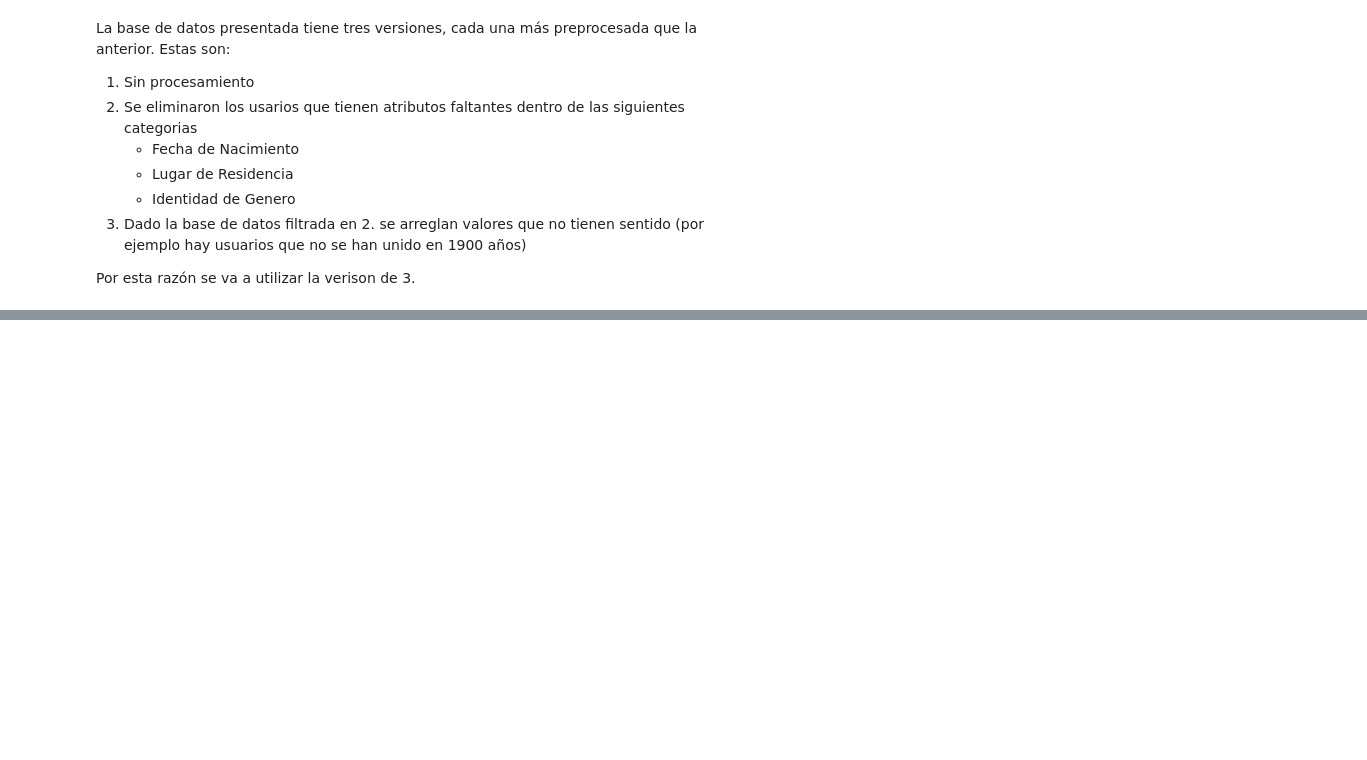
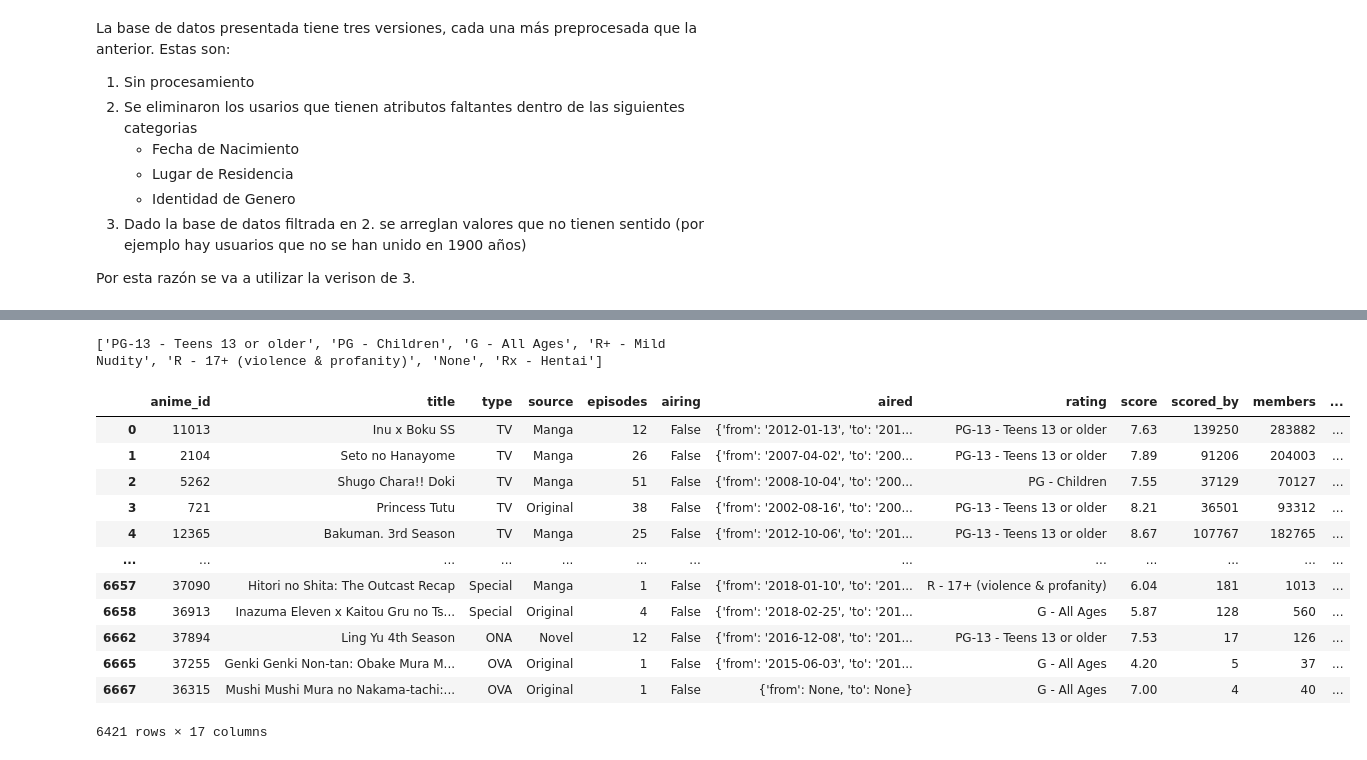
Before and after one commit to diegoolguinw/AnimeDataSet, a Jupyter notebook: Proyecto Mineria de Datos.ipynb, the cells around one changed output, grey strips where cells are left out. Drawn from its saved outputs; the diff is of its cells as text; code cells hidden in the pictures; blank space fills up the shorter version.

```diff
--- a/Proyecto Mineria de Datos.ipynb
+++ b/Proyecto Mineria de Datos.ipynb
@@ -85,0 +239,42 @@ userList.head()
+# %%
+# rating
+print(animeList['rating'].unique().tolist()) # Valores unicos en rating
+
+#Eliminamos los none
+listNoneRating = animeList['rating'] == 'None'
+animeList = animeList[~listNoneRating]
+# %% [output]
+['PG-13 - Teens 13 or older', 'PG - Children', 'G - All Ages', 'R+ - Mild Nudity', 'R - 17+ (violence & profanity)', 'None', 'Rx - Hentai']
+# %%
+#score
+listZeroScoreAnime = animeList['score'] == 0.0
+animeList = animeList[~listZeroScoreAnime]
+# %%
+#related
+auxList = animeList['related'].tolist()
+for i in range(len(auxList)):
+    if(auxList[i] == []):
+        auxList[i] = {}
+
+animeList['related'] = auxList
+# %%
+#duration_min
+listZeroDuration = animeList['duration_min'] == 0.0
+
+animeList = animeList[~listZeroDuration]
+# %%
+animeList
+# %% [output]
+|  | anime_id | title | type | source | episodes | airing | aired | rating | score | scored_by | members | ... |
+| 0 | 11013 | Inu x Boku SS | TV | Manga | 12 | False | {'from': '2012-01-13', 'to': '201... | PG-13 - Teens 13 or older | 7.63 | 139250 | 283882 | ... |
+| 1 | 2104 | Seto no Hanayome | TV | Manga | 26 | False | {'from': '2007-04-02', 'to': '200... | PG-13 - Teens 13 or older | 7.89 | 91206 | 204003 | ... |
+| 2 | 5262 | Shugo Chara!! Doki | TV | Manga | 51 | False | {'from': '2008-10-04', 'to': '200... | PG - Children | 7.55 | 37129 | 70127 | ... |
+| 3 | 721 | Princess Tutu | TV | Original | 38 | False | {'from': '2002-08-16', 'to': '200... | PG-13 - Teens 13 or older | 8.21 | 36501 | 93312 | ... |
+| 4 | 12365 | Bakuman. 3rd Season | TV | Manga | 25 | False | {'from': '2012-10-06', 'to': '201... | PG-13 - Teens 13 or older | 8.67 | 107767 | 182765 | ... |
+| ... | ... | ... | ... | ... | ... | ... | ... | ... | ... | ... | ... | ... |
+| 6657 | 37090 | Hitori no Shita: The Outcast Recap | Special | Manga | 1 | False | {'from': '2018-01-10', 'to': '201... | R - 17+ (violence & profanity) | 6.04 | 181 | 1013 | ... |
+| 6658 | 36913 | Inazuma Eleven x Kaitou Gru no Ts... | Special | Original | 4 | False | {'from': '2018-02-25', 'to': '201... | G - All Ages | 5.87 | 128 | 560 | ... |
+| 6662 | 37894 | Ling Yu 4th Season | ONA | Novel | 12 | False | {'from': '2016-12-08', 'to': '201... | PG-13 - Teens 13 or older | 7.53 | 17 | 126 | ... |
+| 6665 | 37255 | Genki Genki Non-tan: Obake Mura M... | OVA | Original | 1 | False | {'from': '2015-06-03', 'to': '201... | G - All Ages | 4.20 | 5 | 37 | ... |
+| 6667 | 36315 | Mushi Mushi Mura no Nakama-tachi:... | OVA | Original | 1 | False | {'from': None, 'to': None} | G - All Ages | 7.00 | 4 | 40 | ... |
+6421 rows × 17 columns
```
Also changed, not shown: parts of 44 cells of this notebook, 1 other file.
